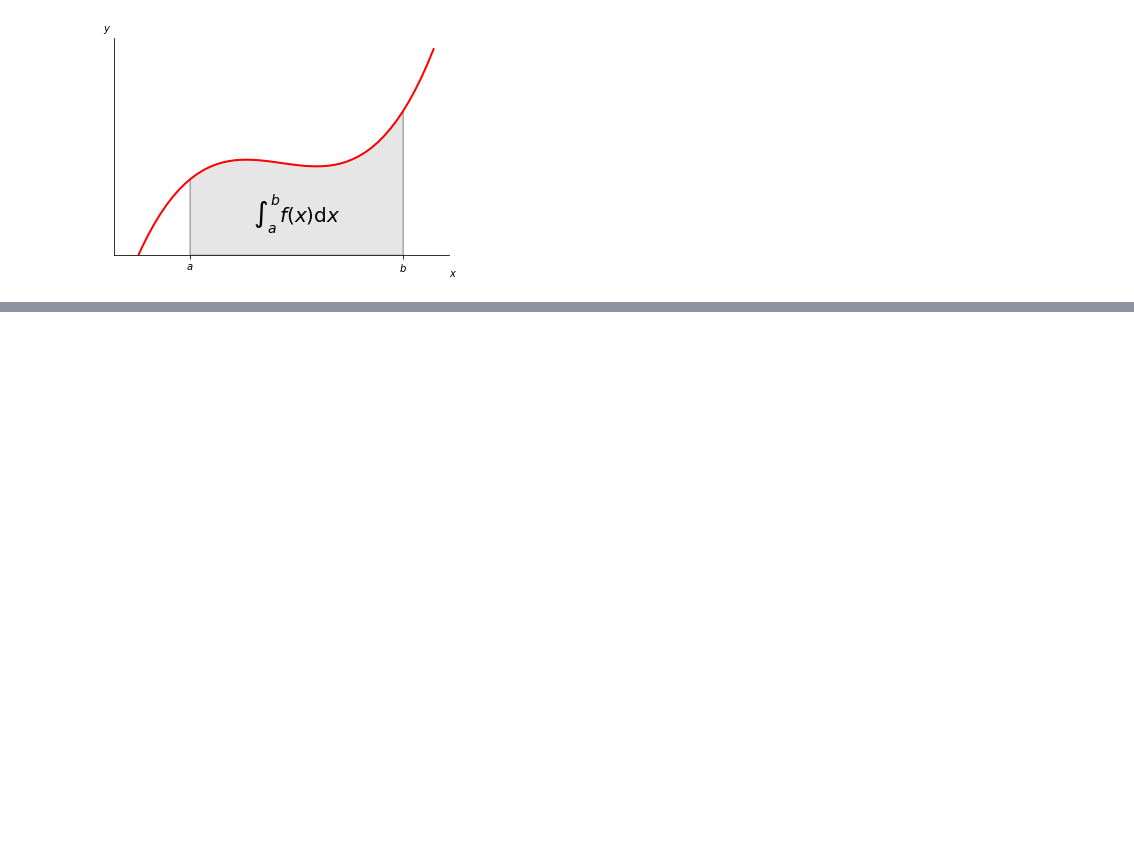
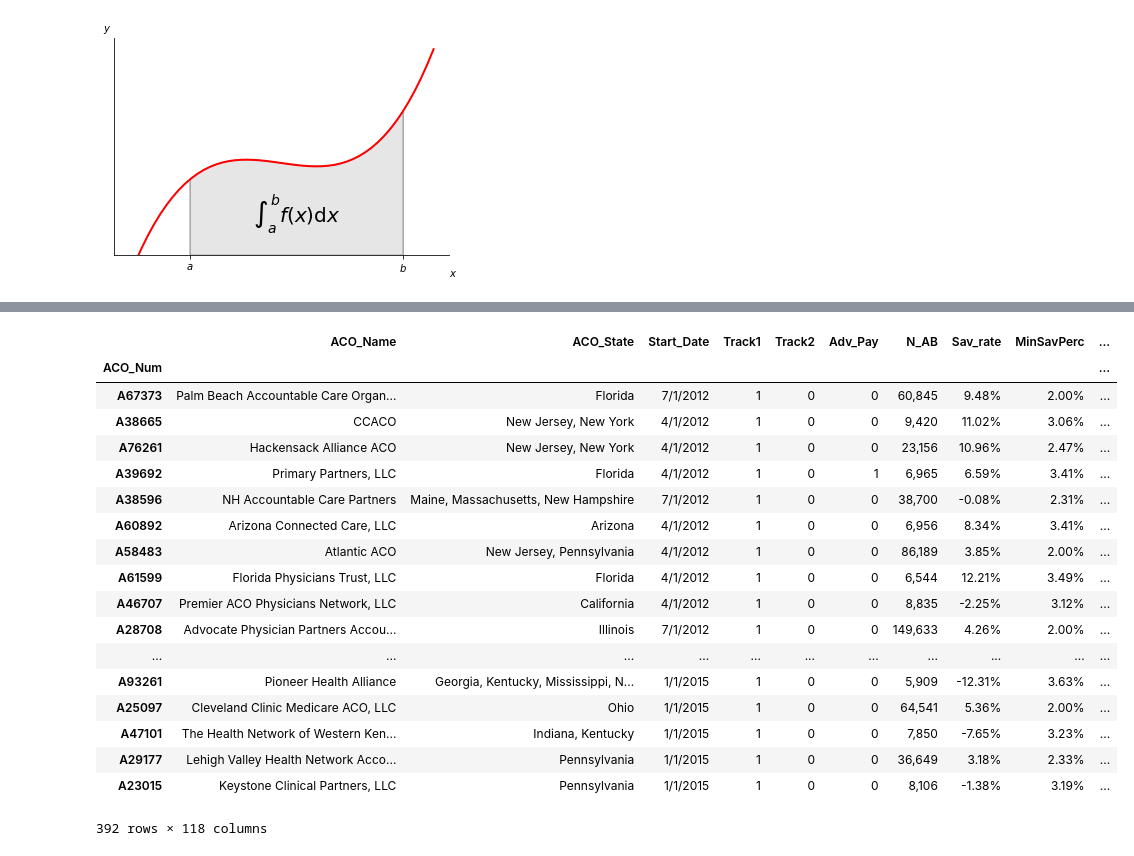
Before and after one commit to ekw544/SalesProspects, a Jupyter notebook: jupyter-notebook/Test.ipynb, the cells around one changed output, grey strips where cells are left out. Saved outputs shown, nothing was run; the diff lists cells and outputs as text; code cells hidden in the pictures; blank space fills up the shorter version.

Commit message:
Added data files in new folder, joined data tables in Jupyter Notebook

```diff
--- a/jupyter-notebook/Test.ipynb
+++ b/jupyter-notebook/Test.ipynb
@@ -68,0 +154,26 @@ plt.show()
+# %%
+PUF_Y2015 = pd.read_csv('C:/Users/Elisa/Documents/SalesProspects/Data/ACO.SSP.PUF.Y2015.csv')
+PUF_Y2015 = PUF_Y2015.set_index('ACO_Num')
+#another way to set the index if don't know the column number reference
+PUF_Y2015
+#392 rows x 118 columns
+# %% [output]
+|  | ACO_Name | ACO_State | Start_Date | Track1 | Track2 | Adv_Pay | N_AB | Sav_rate | MinSavPerc | ... |
+| ACO_Num |  |  |  |  |  |  |  |  |  | ... |
+| A67373 | Palm Beach Accountable Care Organ... | Florida | 7/1/2012 | 1 | 0 | 0 | 60,845 | 9.48% | 2.00% | ... |
+| A38665 | CCACO | New Jersey, New York | 4/1/2012 | 1 | 0 | 0 | 9,420 | 11.02% | 3.06% | ... |
+| A76261 | Hackensack Alliance ACO | New Jersey, New York | 4/1/2012 | 1 | 0 | 0 | 23,156 | 10.96% | 2.47% | ... |
+| A39692 | Primary Partners, LLC | Florida | 4/1/2012 | 1 | 0 | 1 | 6,965 | 6.59% | 3.41% | ... |
+| A38596 | NH Accountable Care Partners | Maine, Massachusetts, New Hampshire | 7/1/2012 | 1 | 0 | 0 | 38,700 | -0.08% | 2.31% | ... |
+| A60892 | Arizona Connected Care, LLC | Arizona | 4/1/2012 | 1 | 0 | 0 | 6,956 | 8.34% | 3.41% | ... |
+| A58483 | Atlantic ACO | New Jersey, Pennsylvania | 4/1/2012 | 1 | 0 | 0 | 86,189 | 3.85% | 2.00% | ... |
+| A61599 | Florida Physicians Trust, LLC | Florida | 4/1/2012 | 1 | 0 | 0 | 6,544 | 12.21% | 3.49% | ... |
+| A46707 | Premier ACO Physicians Network, LLC | California | 4/1/2012 | 1 | 0 | 0 | 8,835 | -2.25% | 3.12% | ... |
+| A28708 | Advocate Physician Partners Accou... | Illinois | 7/1/2012 | 1 | 0 | 0 | 149,633 | 4.26% | 2.00% | ... |
+| ... | ... | ... | ... | ... | ... | ... | ... | ... | ... | ... |
+| A93261 | Pioneer Health Alliance | Georgia, Kentucky, Mississippi, N... | 1/1/2015 | 1 | 0 | 0 | 5,909 | -12.31% | 3.63% | ... |
+| A25097 | Cleveland Clinic Medicare ACO, LLC | Ohio | 1/1/2015 | 1 | 0 | 0 | 64,541 | 5.36% | 2.00% | ... |
+| A47101 | The Health Network of Western Ken... | Indiana, Kentucky | 1/1/2015 | 1 | 0 | 0 | 7,850 | -7.65% | 3.23% | ... |
+| A29177 | Lehigh Valley Health Network Acco... | Pennsylvania | 1/1/2015 | 1 | 0 | 0 | 36,649 | 3.18% | 2.33% | ... |
+| A23015 | Keystone Clinical Partners, LLC | Pennsylvania | 1/1/2015 | 1 | 0 | 0 | 8,106 | -1.38% | 3.19% | ... |
+392 rows × 118 columns
```
Also changed, not shown: parts of 4 cells of this notebook, 10 other files.
